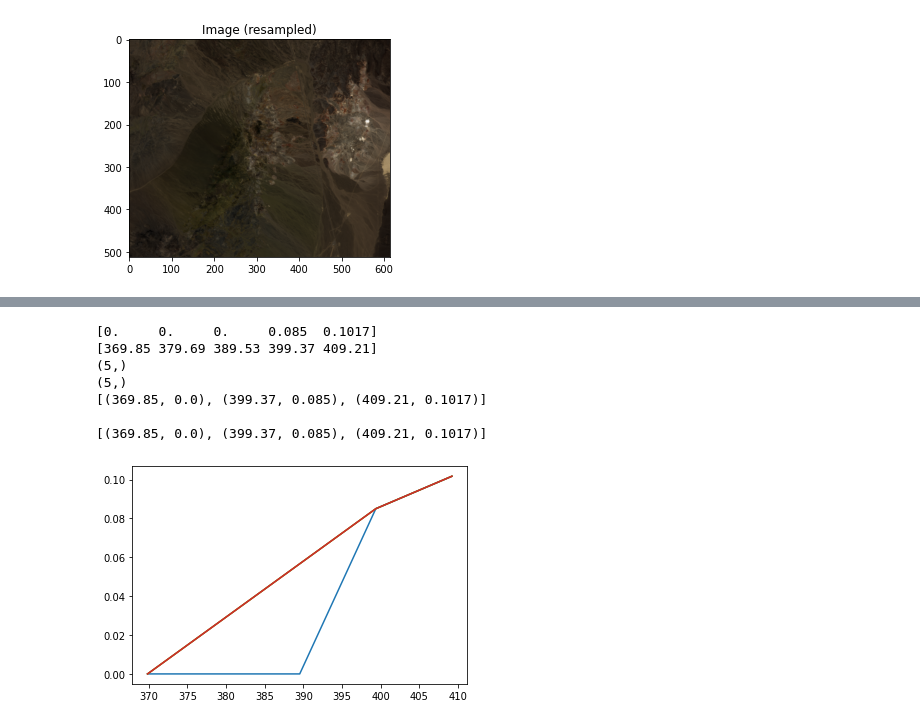
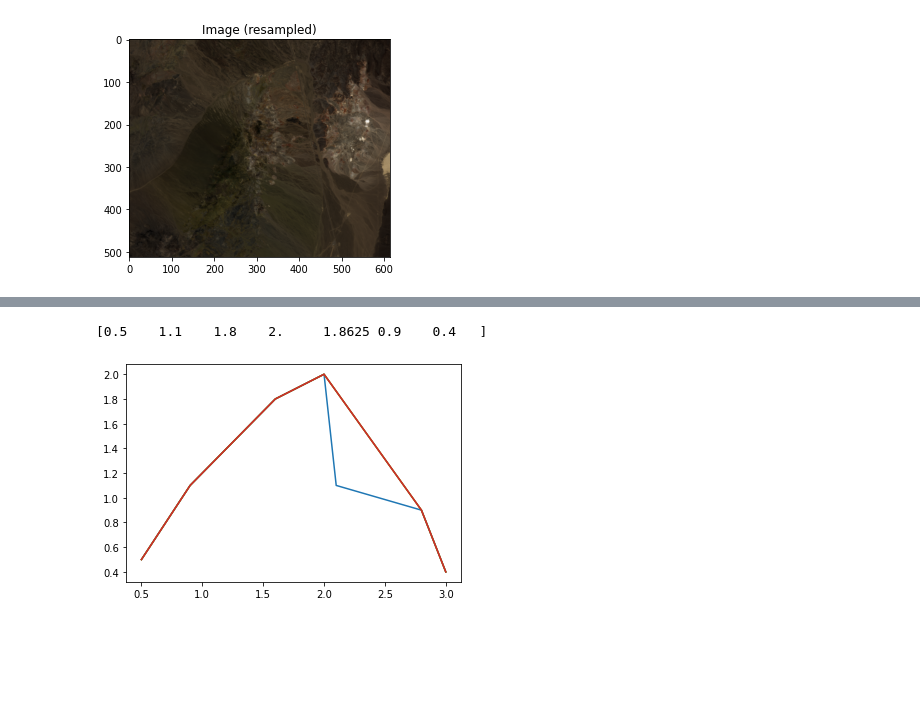
Before and after one commit to kormang/hyperspectralplayground, a Jupyter notebook: continuum_convex_hull.ipynb, the cells around one changed output, grey strips where cells are left out. Drawn from its saved outputs; the diff is of its cells as text; code cells hidden in the pictures; blank space fills up the shorter version.

```diff
--- a/continuum_convex_hull.ipynb
+++ b/continuum_convex_hull.ipynb
@@ -109,49 +109,38 @@ Result diff from C  1.0886992696246267e-11
 # %%
 from pycontinuum import find_continuum_points_recursive, find_continuum_points_iterative
 import ccontinuum
-wls = wavelengths
+# wls = wavelengths
 #spectrum = img[163, 145]
-spectrum = data[134, 257]
-#wls = np.array([1, 2, 3, 4, 5, 6, 7, 8, 9], dtype=float)
-#spectrum = np.array([1, 2, 2.5, 1.6, 0.75, 1.5, 2.2, 2.9, 1.8])
-#wls = np.array([1, 2, 3, 4, 5, 6, 7, 8, 9], dtype=float)
-#spectrum = np.array([1, 2, 2.5, 1.6, 0.75, 1.5, 2.2, 2.9, 1.8])
-#wls = np.array([1, 2, 3, 4, 5], dtype=float)
+# spectrum = data[134, 257]
+# wls = np.array([1, 2, 3, 4, 5, 6, 7, 8, 9], dtype=float)
+# spectrum = np.array([1, 2, 2.5, 1.6, 0.75, 1.5, 2.2, 2.9, 1.8])
+#ls = np.array([1, 2, 3, 4, 5], dtype=float)
 #spectrum = np.array([1, 1.2, 2.5, 1.0, 0.75])
 #wls = wavelengths #[0:32]
 #spectrum = data[4, 16]
-#wls =      np.array([0.30, 1.00, 1.80, 3.00, 4.50, 5.20, 6.45, 7.00, 7.10, 8.00, 8.10, 9.00, 9.30, 10.20, 10.50, 10.6], dtype=float)
-#spectrum = np.array([0.60, 1.00, 2.45, 3.10, 3.25, 4.15, 4.35, 4.10, 3.10, 2.70, 2.00, 2.85, 3.75, 3.00, 2.00, 0.90], dtype=float)
-spectrum = data[134, 257][:5]
-wls = np.arange(len(wavelengths[:5]), dtype=float)
-wls = wavelengths[:5]
-
-print(spectrum)
-print(wls)
-
-print(spectrum.shape)
-print(wls.shape)
+# wls =      np.array([0.30, 1.00, 1.80, 3.00, 4.50, 5.20, 6.45, 7.00, 7.10, 8.00, 8.10, 9.00, 9.30, 10.20, 10.50, 10.6], dtype=float)
+# spectrum = np.array([0.60, 1.00, 2.45, 3.10, 3.25, 4.15, 4.35, 4.10, 3.10, 2.70, 2.00, 2.85, 3.75, 3.00, 2.00, 0.90], dtype=float)
+#spectrum = data[134, 257][:5]
+#wls = np.arange(len(wavelengths[:5]), dtype=float)
+#wls = wavelengths[:5]
+# wls = np.array([0.5, 1.0, 1.7, 2.0, 3.0, 3.5])
+# spectrum = np.array([0.5, 1.1, 1.5, 2.4, 1.9, 1.0])
+spectrum = np.array([0.5, 1.1, 1.8, 2.0, 1.1, 0.9, 0.4])
+wls = np.array([0.5, 0.9, 1.6, 2.0, 2.1, 2.8, 3.0])
 
 indices = np.empty_like(spectrum, dtype=int)
+segment_range = wls[-1] - wls[0]
 x, y = find_continuum_points_recursive(spectrum, wls, indices)
 pylab.plot(wls, spectrum)
 pylab.plot(x, y)
 x2, y2 = find_continuum_points_iterative(spectrum, wls, indices)
 pylab.plot(x2, y2)
 
 ot = np.empty_like(spectrum)
 ccontinuum.continuum(spectrum, ot, wls)
 pylab.plot(wls, ot)
 
-print(list(zip(x, y)))
-print()
-print(list(zip(x2, y2)))
+print(ot)
 # %% [output]
-[0.     0.     0.     0.085  0.1017]
-[369.85 379.69 389.53 399.37 409.21]
-(5,)
-(5,)
-[(369.85, 0.0), (399.37, 0.085), (409.21, 0.1017)]
-
-[(369.85, 0.0), (399.37, 0.085), (409.21, 0.1017)]
+[0.5    1.1    1.8    2.     1.8625 0.9    0.4   ]
-[figure, old version]
+[figure, new version]
```
Also changed, not shown: parts of 39 cells of this notebook.
